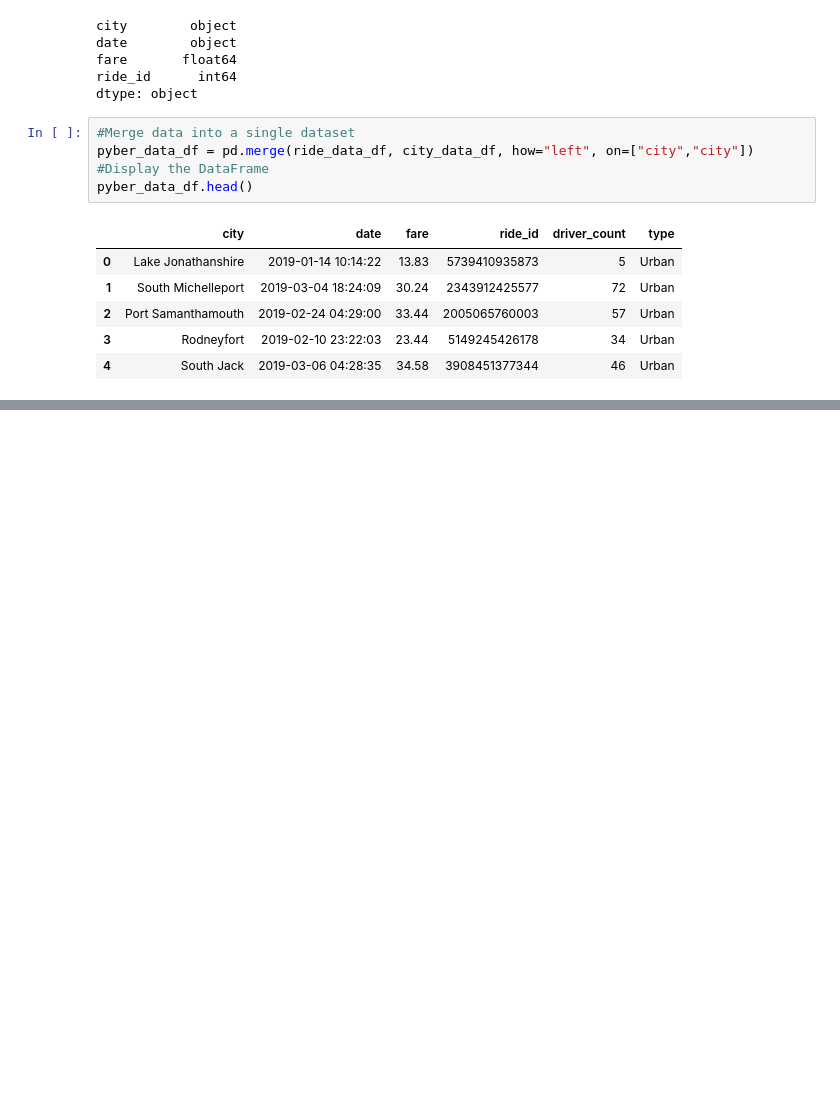
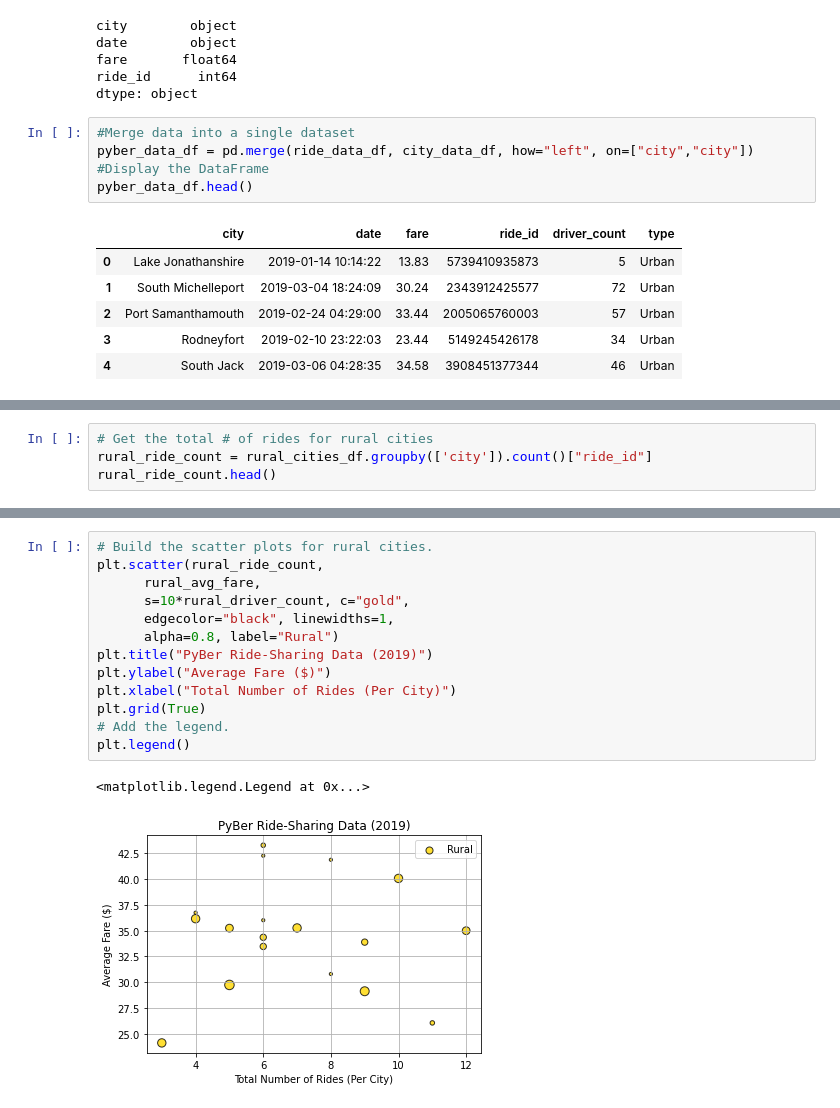
Before and after one commit to agregorash/PyBer_Analysis, a Jupyter notebook: PyBer.ipynb, the cells around one changed output, grey strips where cells are left out. Saved outputs shown, nothing was run; the diff lists cells and outputs as text; blank space fills up the shorter version.

```diff
--- a/PyBer.ipynb
+++ b/PyBer.ipynb
@@ -113,0 +161,4 @@ pyber_data_df.head()
+# %%
+# Get the total # of rides for rural cities
+rural_ride_count = rural_cities_df.groupby(['city']).count()["ride_id"]
+rural_ride_count.head()
@@ -113,0 +214,16 @@ pyber_data_df.head()
+# %%
+# Build the scatter plots for rural cities.
+plt.scatter(rural_ride_count,
+      rural_avg_fare,
+      s=10*rural_driver_count, c="gold",
+      edgecolor="black", linewidths=1,
+      alpha=0.8, label="Rural")
+plt.title("PyBer Ride-Sharing Data (2019)")
+plt.ylabel("Average Fare ($)")
+plt.xlabel("Total Number of Rides (Per City)")
+plt.grid(True)
+# Add the legend.
+plt.legend()
+# %% [output]
+<matplotlib.legend.Legend at 0x...>
+[figure, added]
```
Also changed, not shown: parts of 10 cells of this notebook, 1 other file.
